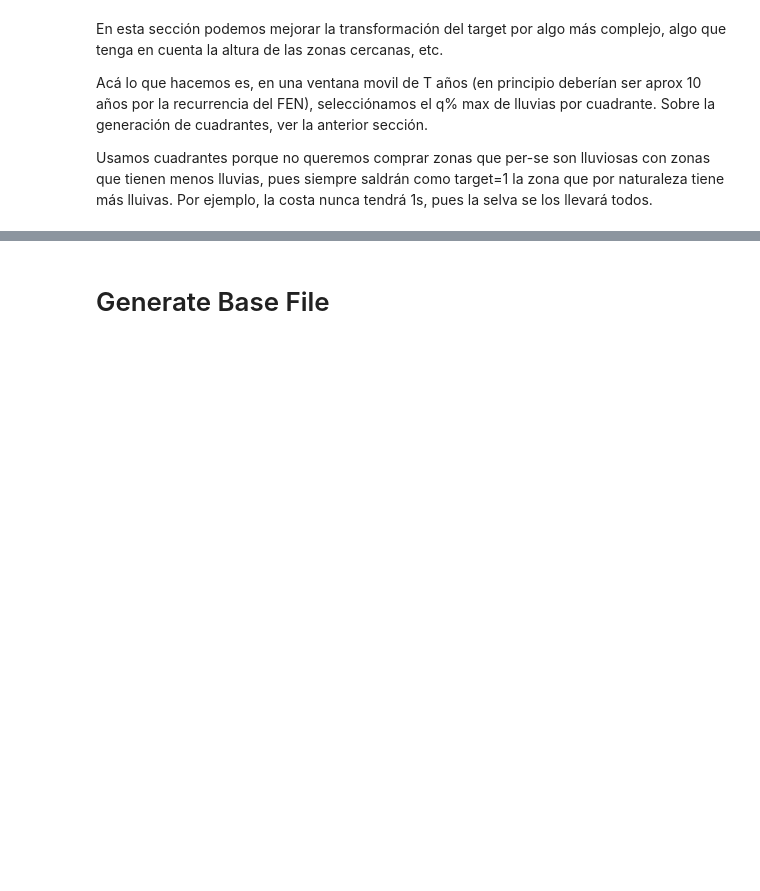
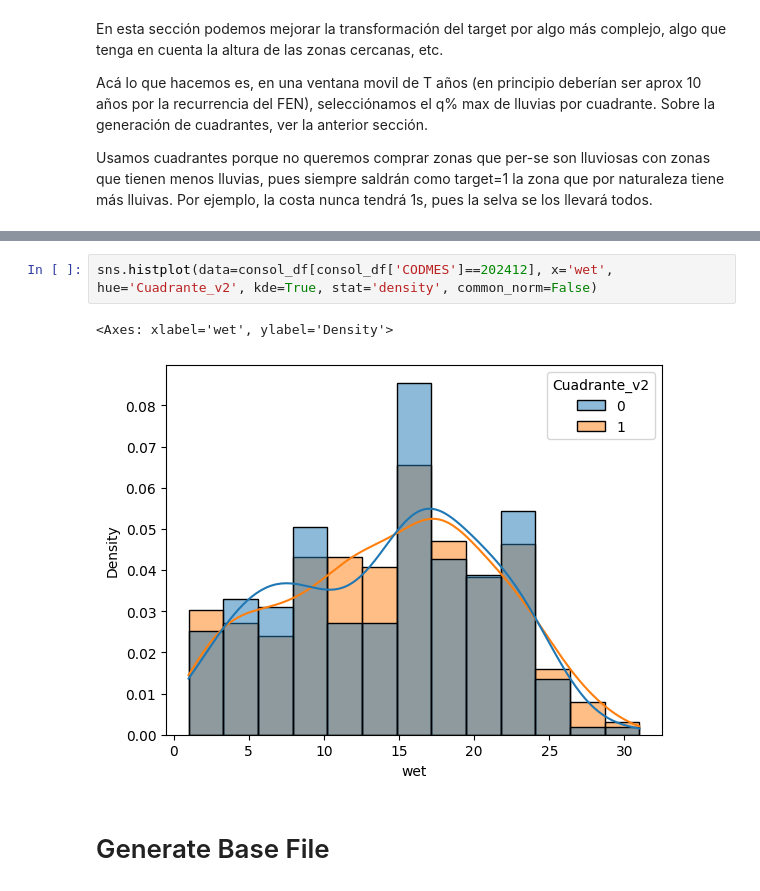
Before and after one commit to gabodabo-uno/DLA2501---Deep-Learning-Avanzado, a Jupyter notebook: Flood forecasting/3. Programas/02_Save_Gridded_TimeSeries.ipynb, the cells around one changed output, grey strips where cells are left out. Saved outputs shown, nothing was run; the diff lists cells and outputs as text; blank space fills up the shorter version.

```diff
--- a/Flood forecasting/3. Programas/02_Save_Gridded_TimeSeries.ipynb
+++ b/Flood forecasting/3. Programas/02_Save_Gridded_TimeSeries.ipynb
@@ -535,3 +582,8 @@ Usamos cuadrantes porque no queremos comprar zonas que per-se son lluviosas con
+# %%
+sns.histplot(data=consol_df[consol_df['CODMES']==202412], x='wet', hue='Cuadrante_v2', kde=True, stat='density', common_norm=False)
+# %% [output]
+<Axes: xlabel='wet', ylabel='Density'>
+[figure, added]
 # %% [markdown]
 # Generate Base File
 # %%
```
Also changed, not shown: parts of 22 cells of this notebook, 1 other file.
